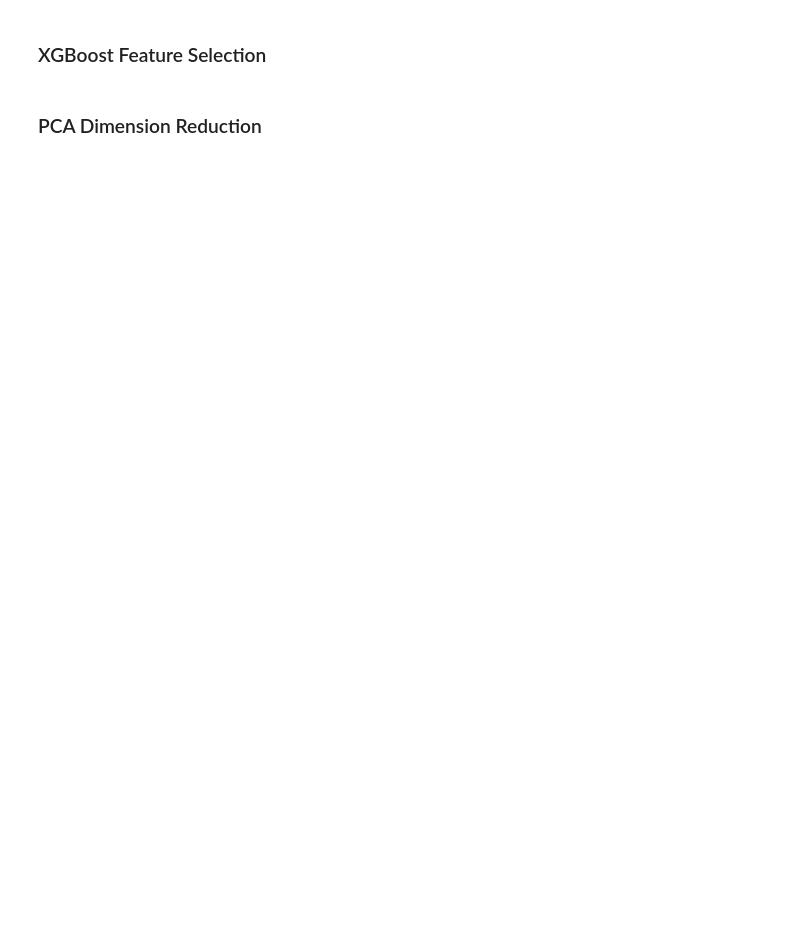
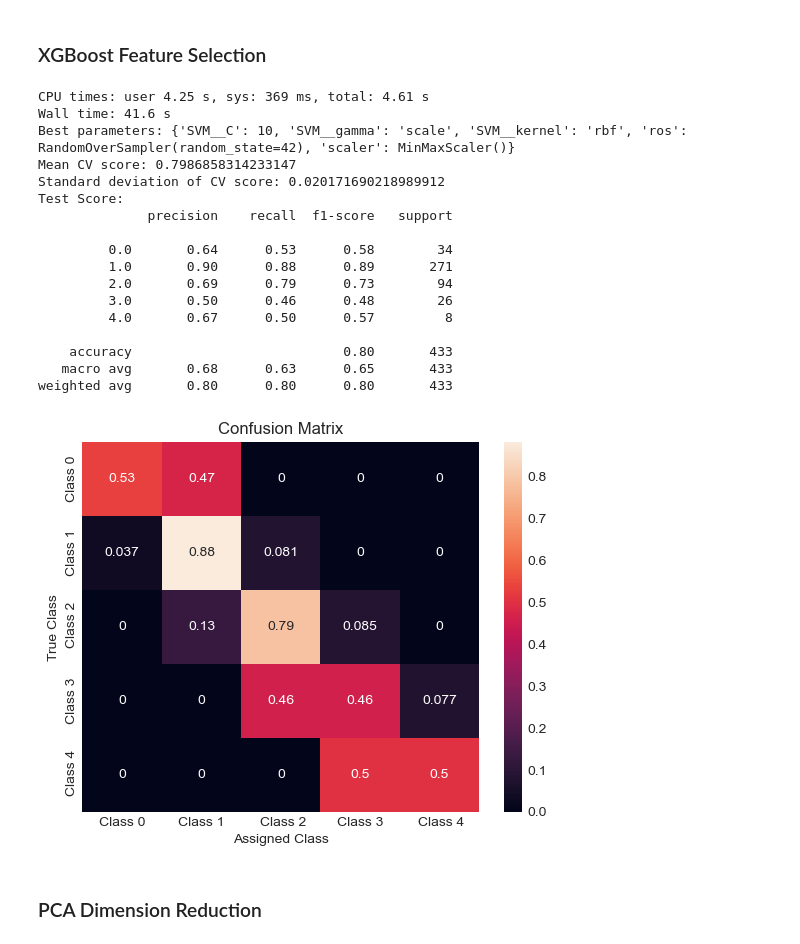
Before and after one commit to selinawaber/ML-for-Finance-Project, a Jupyter notebook: GroupProject_EDA.ipynb, the cells around one changed output. Saved outputs shown, nothing was run; the diff lists cells and outputs as text; code cells hidden in the pictures; blank space fills up the shorter version.

```diff
--- a/GroupProject_EDA.ipynb
+++ b/GroupProject_EDA.ipynb
@@ -1820,22 +1543,41 @@ X_test_xgbc = X_test[list_test_xgbc]
 # %%
 svm3 = svm.SVC(random_state = 42, max_iter = -1)
 pipe = imbpipeline(steps=[["scaler", scaler],["ros", ros], ["SVM", svm3]])
 
 param_grid= {
     "scaler": [scaler, mms],
     "ros": [ros, None],
-    "SVM__kernel": ["linear", "sigmoid"],
+    "SVM__kernel": ["linear", "sigmoid", 'rbf'],
     "SVM__C": [1, 5, 10, 50],
     "SVM__gamma": ["auto", "scale"]
 }
 gs = GridSearchCV(estimator = pipe, param_grid = param_grid, scoring = "f1_weighted", cv = kFold, n_jobs = -1)
 gs = gs.fit(X_train_xgbc, y_train)
 
 %time gs.fit(X_train_xgbc, y_train)
 print_results_crossvalidation(gs, X_test_xgbc, y_test)
 y_pred = gs.best_estimator_.predict(X_test_xgbc)
 
 report(y_test, y_pred)
+# %% [output]
+CPU times: user 4.25 s, sys: 369 ms, total: 4.61 s
+Wall time: 41.6 s
+Best parameters: {'SVM__C': 10, 'SVM__gamma': 'scale', 'SVM__kernel': 'rbf', 'ros': RandomOverSampler(random_state=42), 'scaler': MinMaxScaler()}
+Mean CV score: 0.7986858314233147
+Standard deviation of CV score: 0.020171690218989912
+Test Score:
+              precision    recall  f1-score   support
+
+         0.0       0.64      0.53      0.58        34
+         1.0       0.90      0.88      0.89       271
+         2.0       0.69      0.79      0.73        94
+         3.0       0.50      0.46      0.48        26
+         4.0       0.67      0.50      0.57         8
+
+    accuracy                           0.80       433
+   macro avg       0.68      0.63      0.65       433
+weighted avg       0.80      0.80      0.80       433
+[figure, added]
 # %% [markdown]
 ### PCA Dimension Reduction
 # %%
```
Also changed, not shown: parts of 51 cells of this notebook.
